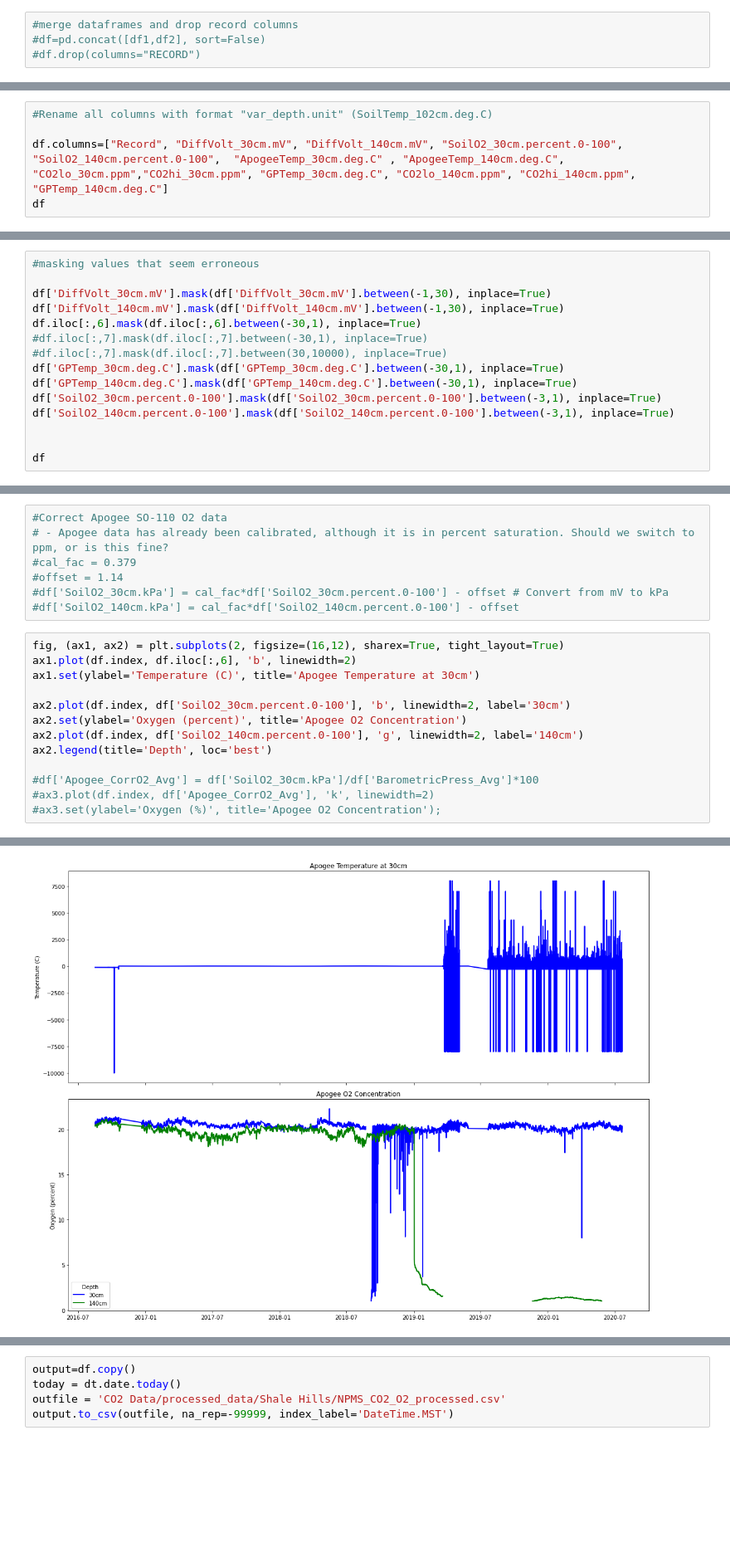
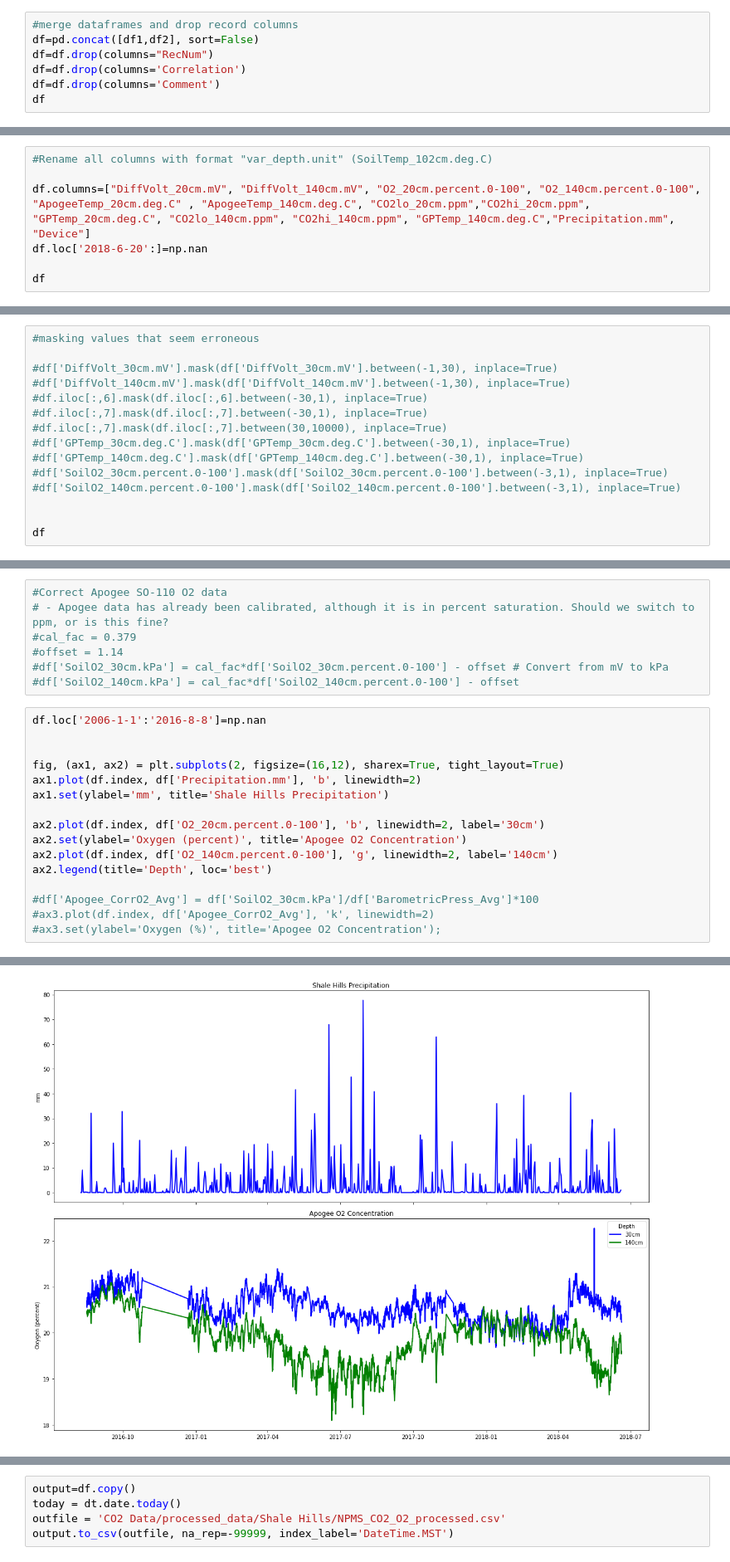
Before and after one commit to mberghouse/CO2-Data, a Jupyter notebook: Python processing/Shale Hills CZO/NPMS_processing.ipynb, the cells around one changed output, grey strips where cells are left out. Shown at 83% size. Drawn from its saved outputs; the diff is of its cells as text; blank space fills up the shorter version.

```diff
--- a/Python processing/Shale Hills CZO/NPMS_processing.ipynb
+++ b/Python processing/Shale Hills CZO/NPMS_processing.ipynb
@@ -52,4 +37,7 @@ df = pd.read_csv(infile1,  na_values='NAN', parse_dates=[0], index_col=0)
 # %%
 #merge dataframes and drop record columns
-#df=pd.concat([df1,df2], sort=False)
-#df.drop(columns="RECORD")
+df=pd.concat([df1,df2], sort=False)
+df=df.drop(columns="RecNum")
+df=df.drop(columns='Correlation')
+df=df.drop(columns='Comment')
+df
@@ -56,6 +59,8 @@ df = pd.read_csv(infile1,  na_values='NAN', parse_dates=[0], index_col=0)
 # %%
 #Rename all columns with format "var_depth.unit" (SoilTemp_102cm.deg.C)
 
-df.columns=["Record", "DiffVolt_30cm.mV", "DiffVolt_140cm.mV", "SoilO2_30cm.percent.0-100", "SoilO2_140cm.percent.0-100",  "ApogeeTemp_30cm.deg.C" , "ApogeeTemp_140cm.deg.C", "CO2lo_30cm.ppm","CO2hi_30cm.ppm", "GPTemp_30cm.deg.C", "CO2lo_140cm.ppm", "CO2hi_140cm.ppm", "GPTemp_140cm.deg.C"]
+df.columns=["DiffVolt_20cm.mV", "DiffVolt_140cm.mV", "O2_20cm.percent.0-100", "O2_140cm.percent.0-100",  "ApogeeTemp_20cm.deg.C" , "ApogeeTemp_140cm.deg.C", "CO2lo_20cm.ppm","CO2hi_20cm.ppm", "GPTemp_20cm.deg.C", "CO2lo_140cm.ppm", "CO2hi_140cm.ppm", "GPTemp_140cm.deg.C","Precipitation.mm", "Device"]
+df.loc['2018-6-20':]=np.nan
+
 df
 # %% [output]
@@ -76,15 +81,15 @@ df
 # %%
 #masking values that seem erroneous
 
-df['DiffVolt_30cm.mV'].mask(df['DiffVolt_30cm.mV'].between(-1,30), inplace=True)
-df['DiffVolt_140cm.mV'].mask(df['DiffVolt_140cm.mV'].between(-1,30), inplace=True)
-df.iloc[:,6].mask(df.iloc[:,6].between(-30,1), inplace=True)
+#df['DiffVolt_30cm.mV'].mask(df['DiffVolt_30cm.mV'].between(-1,30), inplace=True)
+#df['DiffVolt_140cm.mV'].mask(df['DiffVolt_140cm.mV'].between(-1,30), inplace=True)
+#df.iloc[:,6].mask(df.iloc[:,6].between(-30,1), inplace=True)
 #df.iloc[:,7].mask(df.iloc[:,7].between(-30,1), inplace=True)
 #df.iloc[:,7].mask(df.iloc[:,7].between(30,10000), inplace=True)
-df['GPTemp_30cm.deg.C'].mask(df['GPTemp_30cm.deg.C'].between(-30,1), inplace=True)
-df['GPTemp_140cm.deg.C'].mask(df['GPTemp_140cm.deg.C'].between(-30,1), inplace=True)
-df['SoilO2_30cm.percent.0-100'].mask(df['SoilO2_30cm.percent.0-100'].between(-3,1), inplace=True)
-df['SoilO2_140cm.percent.0-100'].mask(df['SoilO2_140cm.percent.0-100'].between(-3,1), inplace=True)
+#df['GPTemp_30cm.deg.C'].mask(df['GPTemp_30cm.deg.C'].between(-30,1), inplace=True)
+#df['GPTemp_140cm.deg.C'].mask(df['GPTemp_140cm.deg.C'].between(-30,1), inplace=True)
+#df['SoilO2_30cm.percent.0-100'].mask(df['SoilO2_30cm.percent.0-100'].between(-3,1), inplace=True)
+#df['SoilO2_140cm.percent.0-100'].mask(df['SoilO2_140cm.percent.0-100'].between(-3,1), inplace=True)
 
 
 df
@@ -134,20 +139,23 @@ ax2.legend(title='Depth', loc='best')
 #df['SoilO2_30cm.kPa'] = cal_fac*df['SoilO2_30cm.percent.0-100'] - offset # Convert from mV to kPa
 #df['SoilO2_140cm.kPa'] = cal_fac*df['SoilO2_140cm.percent.0-100'] - offset
 # %%
+df.loc['2006-1-1':'2016-8-8']=np.nan
+
+
 fig, (ax1, ax2) = plt.subplots(2, figsize=(16,12), sharex=True, tight_layout=True)
-ax1.plot(df.index, df.iloc[:,6], 'b', linewidth=2)
-ax1.set(ylabel='Temperature (C)', title='Apogee Temperature at 30cm')
+ax1.plot(df.index, df['Precipitation.mm'], 'b', linewidth=2)
+ax1.set(ylabel='mm', title='Shale Hills Precipitation')
 
-ax2.plot(df.index, df['SoilO2_30cm.percent.0-100'], 'b', linewidth=2, label='30cm')
+ax2.plot(df.index, df['O2_20cm.percent.0-100'], 'b', linewidth=2, label='30cm')
 ax2.set(ylabel='Oxygen (percent)', title='Apogee O2 Concentration')
-ax2.plot(df.index, df['SoilO2_140cm.percent.0-100'], 'g', linewidth=2, label='140cm')
+ax2.plot(df.index, df['O2_140cm.percent.0-100'], 'g', linewidth=2, label='140cm')
 ax2.legend(title='Depth', loc='best')
 
 #df['Apogee_CorrO2_Avg'] = df['SoilO2_30cm.kPa']/df['BarometricPress_Avg']*100
 #ax3.plot(df.index, df['Apogee_CorrO2_Avg'], 'k', linewidth=2)
 #ax3.set(ylabel='Oxygen (%)', title='Apogee O2 Concentration');
 # %% [output]
 <matplotlib.legend.Legend at 0x...>
-[figure, old version]
+[figure, new version]
 # %%
 #Correct CO2 data
```
Also changed, not shown: parts of 8 cells of this notebook, 11 other files.
